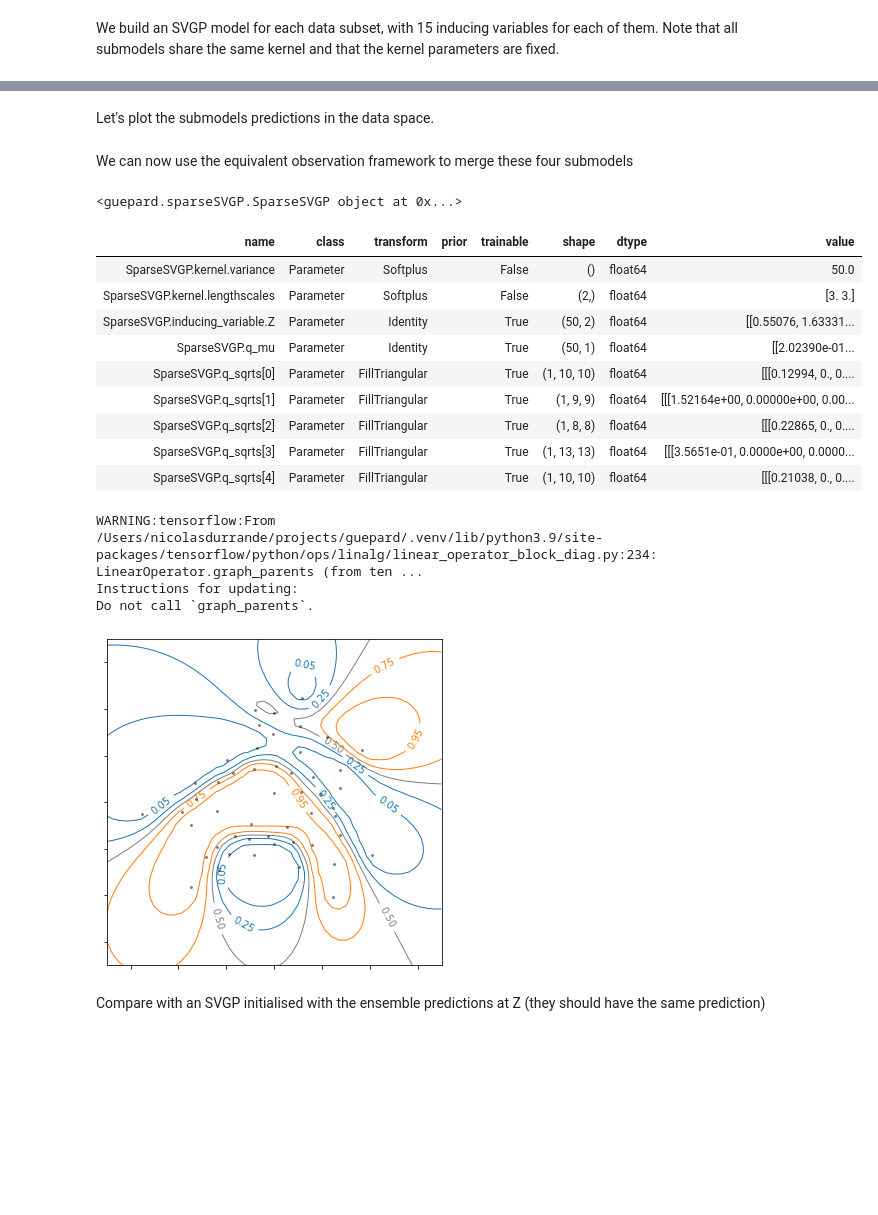
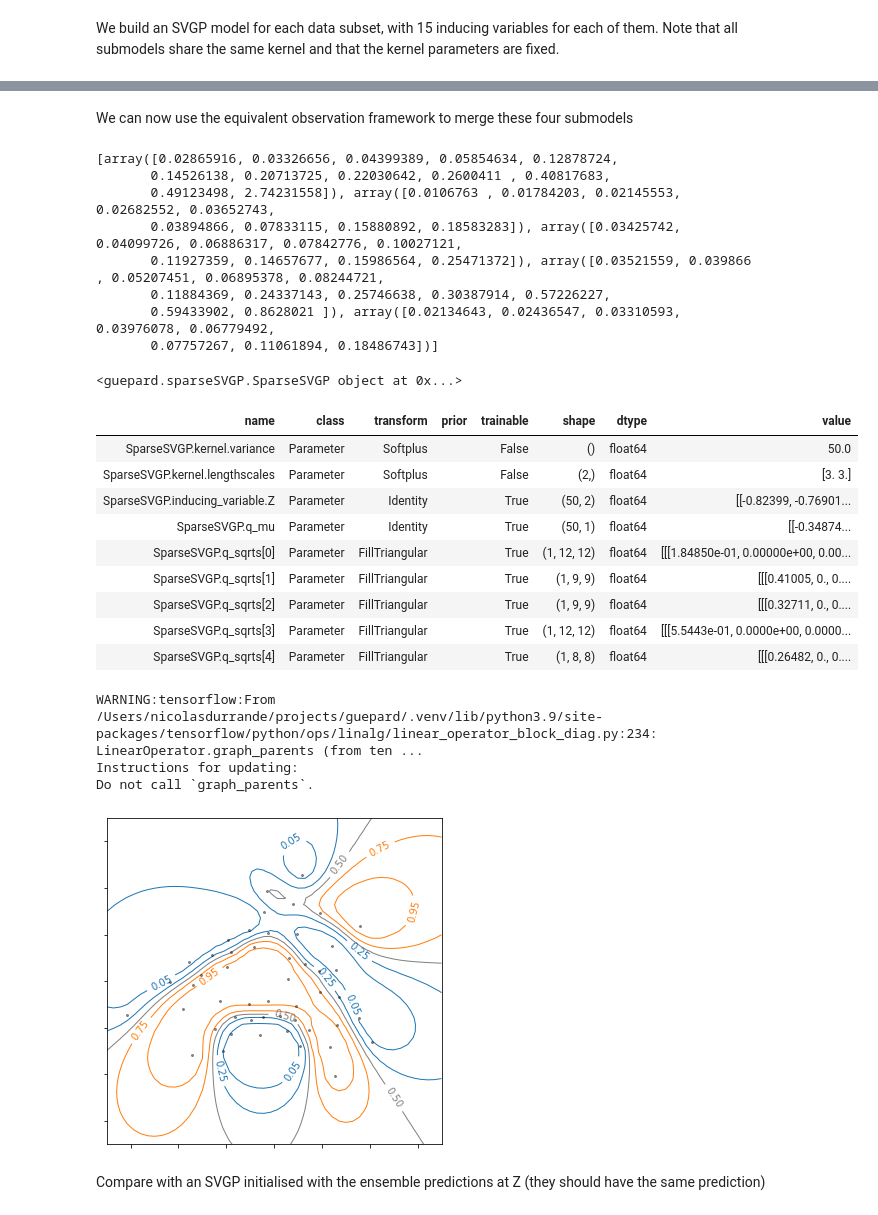
Before and after one commit to NicolasDurrande/guepard, a Jupyter notebook: docs/notebooks/sparseSVGP.ipynb, the cells around one changed output, grey strips where cells are left out. Saved outputs shown, nothing was run; the diff lists cells and outputs as text; code cells hidden in the pictures; blank space fills up the shorter version.

```diff
--- a/docs/notebooks/sparseSVGP.ipynb
+++ b/docs/notebooks/sparseSVGP.ipynb
@@ -99,4 +99,2 @@ for mask_x, mask_z in zip(masks_x.T, masks_z.T):
-# %% [markdown]
-Let's plot the submodels predictions in the data space.
 # %% [markdown]
 We can now use the equivalent observation framework to merge these four submodels
@@ -117,18 +101,27 @@ q_mus = [q_mu[i:j] for i, j in zip(ind_Zi[:-1], ind_Zi[1:])]
 # %%
-m_ssvgp = guepard.SparseSVGP(kernel, lik, Zs, q_mus=q_mus, q_sqrts=q_sqrts, whiten=False)
+Zs, q_mus, q_sqrts = guepard.utilities.init_ssvgp_with_ensemble(M)
+m_ssvgp = guepard.SparseSVGP(kernel, lik, Zs, q_mus, q_sqrts, whiten=False)
 m_ssvgp
 # %% [output]
-<guepard.sparseSVGP.SparseSVGP object at 0x...>
+[array([0.02865916, 0.03326656, 0.04399389, 0.05854634, 0.12878724,
+       0.14526138, 0.20713725, 0.22030642, 0.2600411 , 0.40817683,
+       0.49123498, 2.74231558]), array([0.0106763 , 0.01784203, 0.02145553, 0.02682552, 0.03652743,
+       0.03894866, 0.07833115, 0.15880892, 0.18583283]), array([0.03425742, 0.04099726, 0.06886317, 0.07842776, 0.10027121,
+       0.11927359, 0.14657677, 0.15986564, 0.25471372]), array([0.03521559, 0.039866  , 0.05207451, 0.06895378, 0.08244721,
+       0.11884369, 0.24337143, 0.25746638, 0.30387914, 0.57226227,
+       0.59433902, 0.8628021 ]), array([0.02134643, 0.02436547, 0.03310593, 0.03976078, 0.06779492,
+       0.07757267, 0.11061894, 0.18486743])]
+<guepard.sparseSVGP.SparseSVGP object at 0x...>
 | name | class | transform | prior | trainable | shape | dtype | value |
 | SparseSVGP.kernel.variance | Parameter | Softplus |  | False | () | float64 | 50.0 |
 | SparseSVGP.kernel.lengthscales | Parameter | Softplus |  | False | (2,) | float64 | [3. 3.] |
-| SparseSVGP.inducing_variable.Z | Parameter | Identity |  | True | (50, 2) | float64 | [[0.55076, 1.63331... |
-| SparseSVGP.q_mu | Parameter | Identity |  | True | (50, 1) | float64 | [[2.02390e-01... |
-| SparseSVGP.q_sqrts[0] | Parameter | FillTriangular |  | True | (1, 10, 10) | float64 | [[[0.12994, 0., 0.... |
-| SparseSVGP.q_sqrts[1] | Parameter | FillTriangular |  | True | (1, 9, 9) | float64 | [[[1.52164e+00, 0.00000e+00, 0.00... |
-| SparseSVGP.q_sqrts[2] | Parameter | FillTriangular |  | True | (1, 8, 8) | float64 | [[[0.22865, 0., 0.... |
-| SparseSVGP.q_sqrts[3] | Parameter | FillTriangular |  | True | (1, 13, 13) | float64 | [[[3.5651e-01, 0.0000e+00, 0.0000... |
-| SparseSVGP.q_sqrts[4] | Parameter | FillTriangular |  | True | (1, 10, 10) | float64 | [[[0.21038, 0., 0.... |
+| SparseSVGP.inducing_variable.Z | Parameter | Identity |  | True | (50, 2) | float64 | [[-0.82399, -0.76901... |
+| SparseSVGP.q_mu | Parameter | Identity |  | True | (50, 1) | float64 | [[-0.34874... |
+| SparseSVGP.q_sqrts[0] | Parameter | FillTriangular |  | True | (1, 12, 12) | float64 | [[[1.84850e-01, 0.00000e+00, 0.00... |
+| SparseSVGP.q_sqrts[1] | Parameter | FillTriangular |  | True | (1, 9, 9) | float64 | [[[0.41005, 0., 0.... |
+| SparseSVGP.q_sqrts[2] | Parameter | FillTriangular |  | True | (1, 9, 9) | float64 | [[[0.32711, 0., 0.... |
+| SparseSVGP.q_sqrts[3] | Parameter | FillTriangular |  | True | (1, 12, 12) | float64 | [[[5.5443e-01, 0.0000e+00, 0.0000... |
+| SparseSVGP.q_sqrts[4] | Parameter | FillTriangular |  | True | (1, 8, 8) | float64 | [[[0.26482, 0., 0.... |
 # %%
 x1_grid = np.linspace(*x1_lim, 50)
 x2_grid = np.linspace(*x2_lim, 50)
@@ -153,7 +146,7 @@ ax.axes.yaxis.set_ticklabels([]);
 WARNING:tensorflow:From /Users/nicolasdurrande/projects/guepard/.venv/lib/python3.9/site-packages/tensorflow/python/ops/linalg/linear_operator_block_diag.py:234: LinearOperator.graph_parents (from ten ...
 Instructions for updating:
 Do not call `graph_parents`.
-[figure, old version]
+[figure, new version]
 # %% [markdown]
 Compare with an SVGP initialised with the ensemble predictions at Z (they should have the same prediction)
 # %%
```
Also changed, not shown: parts of 12 cells of this notebook, 4 other files.
